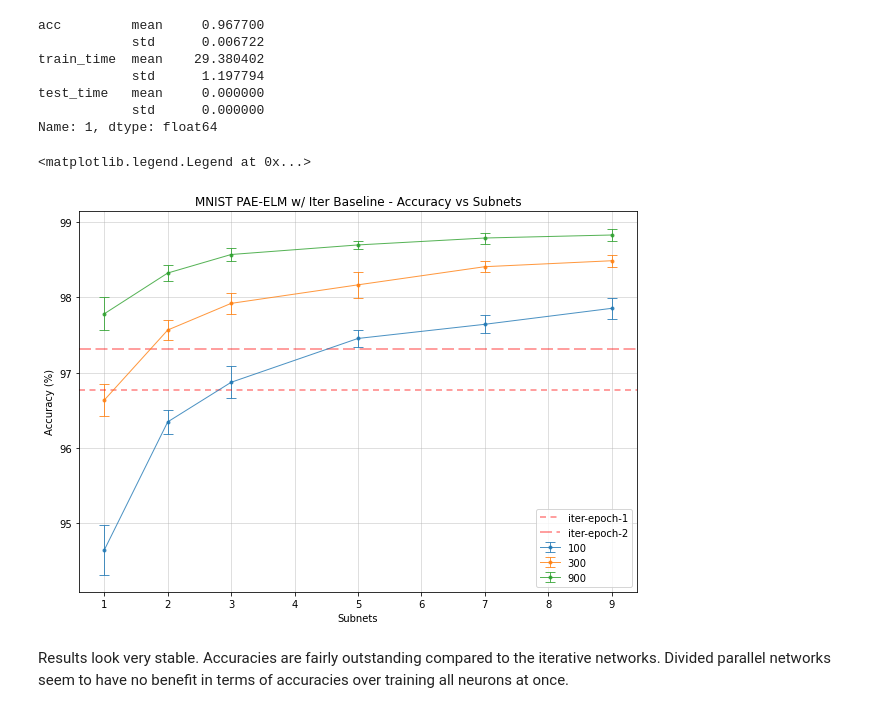
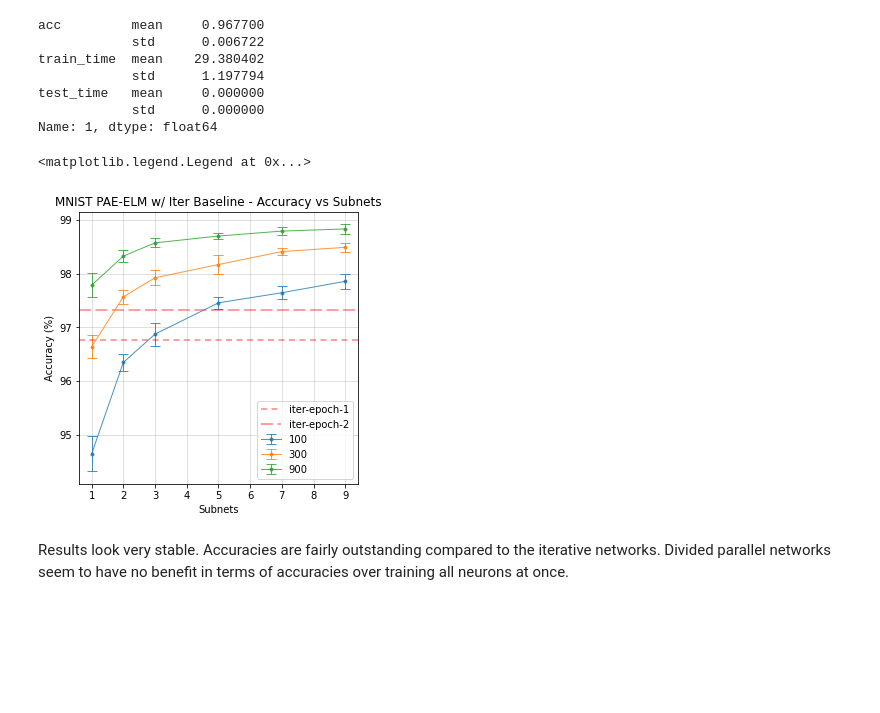
Before and after one commit to peterddod/lvl4-individual-project, a Jupyter notebook: data/notebooks/ours_analysis.ipynb, the cells around one changed output. Cells and saved outputs as stored; diff of their text form; code cells hidden in the pictures; blank space fills up the shorter version.

```diff
--- a/data/notebooks/ours_analysis.ipynb
+++ b/data/notebooks/ours_analysis.ipynb
@@ -63,26 +67,26 @@ test_time   mean     0.000000
             std      0.000000
 Name: 1, dtype: float64
 # %%
-plt.figure(figsize=(10, 7))
+plt.figure(figsize=(5, 5))
 plt.title('MNIST PAE-ELM w/ Iter Baseline - Accuracy vs Subnets')
 plt.xlabel('Subnets')
 plt.ylabel('Accuracy (%)')
 
 
 
 for size in neurons:
     data = ours_proc_df.loc[0].loc[(slice(None), size), :]['acc']['mean'].values*100
     err = ours_proc_df.loc[0].loc[(slice(None), size), :]['acc']['std'].values*100
     plt.errorbar(subnets, data, yerr=err, fmt='o-', linewidth=1, markersize=3, alpha=0.8, capsize=5)
 
 plt.axhline(iter_proc_df.loc[0].loc[1]['acc']['mean']*100, color='red', linestyle=(0,(4,3)), alpha=0.5)
 plt.axhline(iter_proc_df.loc[0].loc[2]['acc']['mean']*100, color='red', linestyle=(0,(8,3)), alpha=0.5)
 
 plt.grid(which='both', alpha=0.5)
 plt.legend(['iter-epoch-1', 'iter-epoch-2']+neurons)
 # %% [output]
 <matplotlib.legend.Legend at 0x...>
-[figure, old version]
+[figure, new version]
 # %% [markdown]
 Results look very stable. Accuracies are fairly outstanding compared to the iterative networks. Divided parallel networks seem to have no benefit in terms of accuracies over training all neurons at once.
 # %%
```
Also changed, not shown: parts of 3 cells of this notebook, 10 other files.
